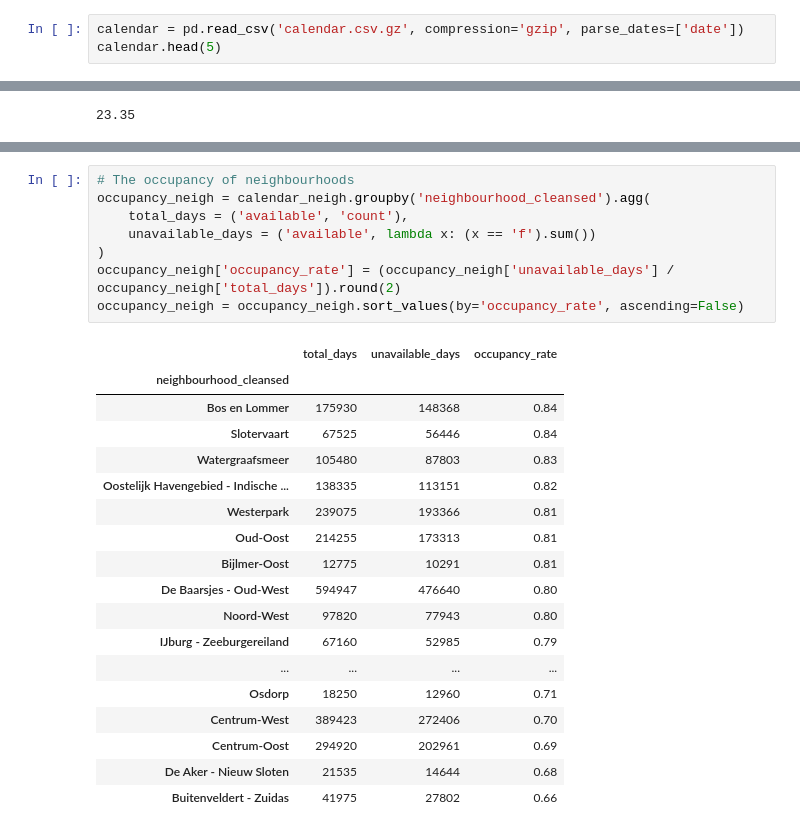
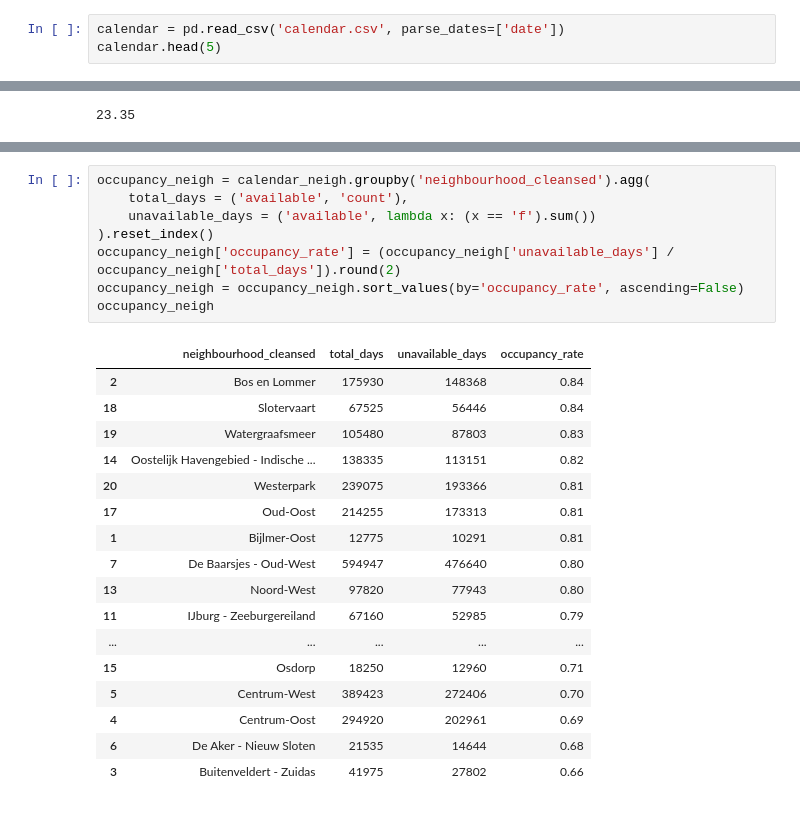
Before and after one commit to SabinaVolkova/amsterdam_airbnb, a Jupyter notebook: analysis.ipynb, the cells around one changed output, grey strips where cells are left out. Cells and saved outputs as stored; diff of their text form.

```diff
--- a/analysis.ipynb
+++ b/analysis.ipynb
@@ -116,5 +126,5 @@ memory usage: 22.1+ MB
 # %%
-calendar = pd.read_csv('calendar.csv.gz', compression='gzip', parse_dates=['date'])
+calendar = pd.read_csv('calendar.csv', parse_dates=['date'])
 calendar.head(5)
 # %% [output]
 |  | listing_id | date | available | price | adjusted_price | minimum_nights | maximum_nights |
@@ -435,27 +476,26 @@ calendar_neigh.head(5)
 # %%
-# The occupancy of neighbourhoods
 occupancy_neigh = calendar_neigh.groupby('neighbourhood_cleansed').agg(
     total_days = ('available', 'count'),
     unavailable_days = ('available', lambda x: (x == 'f').sum())
-)
+).reset_index()
 occupancy_neigh['occupancy_rate'] = (occupancy_neigh['unavailable_days'] / occupancy_neigh['total_days']).round(2)
 occupancy_neigh = occupancy_neigh.sort_values(by='occupancy_rate', ascending=False)
+occupancy_neigh
 # %% [output]
-|  | total_days | unavailable_days | occupancy_rate |
-| neighbourhood_cleansed |  |  |  |
-| Bos en Lommer | 175930 | 148368 | 0.84 |
-| Slotervaart | 67525 | 56446 | 0.84 |
-| Watergraafsmeer | 105480 | 87803 | 0.83 |
-| Oostelijk Havengebied - Indische ... | 138335 | 113151 | 0.82 |
-| Westerpark | 239075 | 193366 | 0.81 |
-| Oud-Oost | 214255 | 173313 | 0.81 |
-| Bijlmer-Oost | 12775 | 10291 | 0.81 |
-| De Baarsjes - Oud-West | 594947 | 476640 | 0.80 |
-| Noord-West | 97820 | 77943 | 0.80 |
-| IJburg - Zeeburgereiland | 67160 | 52985 | 0.79 |
-| ... | ... | ... | ... |
-| Osdorp | 18250 | 12960 | 0.71 |
-| Centrum-West | 389423 | 272406 | 0.70 |
-| Centrum-Oost | 294920 | 202961 | 0.69 |
-| De Aker - Nieuw Sloten | 21535 | 14644 | 0.68 |
-| Buitenveldert - Zuidas | 41975 | 27802 | 0.66 |
+|  | neighbourhood_cleansed | total_days | unavailable_days | occupancy_rate |
+| 2 | Bos en Lommer | 175930 | 148368 | 0.84 |
+| 18 | Slotervaart | 67525 | 56446 | 0.84 |
+| 19 | Watergraafsmeer | 105480 | 87803 | 0.83 |
+| 14 | Oostelijk Havengebied - Indische ... | 138335 | 113151 | 0.82 |
+| 20 | Westerpark | 239075 | 193366 | 0.81 |
+| 17 | Oud-Oost | 214255 | 173313 | 0.81 |
+| 1 | Bijlmer-Oost | 12775 | 10291 | 0.81 |
+| 7 | De Baarsjes - Oud-West | 594947 | 476640 | 0.80 |
+| 13 | Noord-West | 97820 | 77943 | 0.80 |
+| 11 | IJburg - Zeeburgereiland | 67160 | 52985 | 0.79 |
+| ... | ... | ... | ... | ... |
+| 15 | Osdorp | 18250 | 12960 | 0.71 |
+| 5 | Centrum-West | 389423 | 272406 | 0.70 |
+| 4 | Centrum-Oost | 294920 | 202961 | 0.69 |
+| 6 | De Aker - Nieuw Sloten | 21535 | 14644 | 0.68 |
+| 3 | Buitenveldert - Zuidas | 41975 | 27802 | 0.66 |
```
Also changed, not shown: parts of 65 cells of this notebook, 1 other file.
